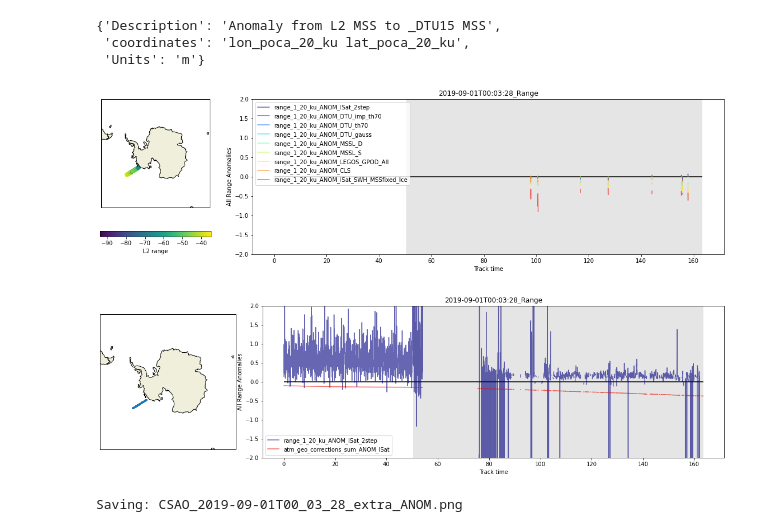
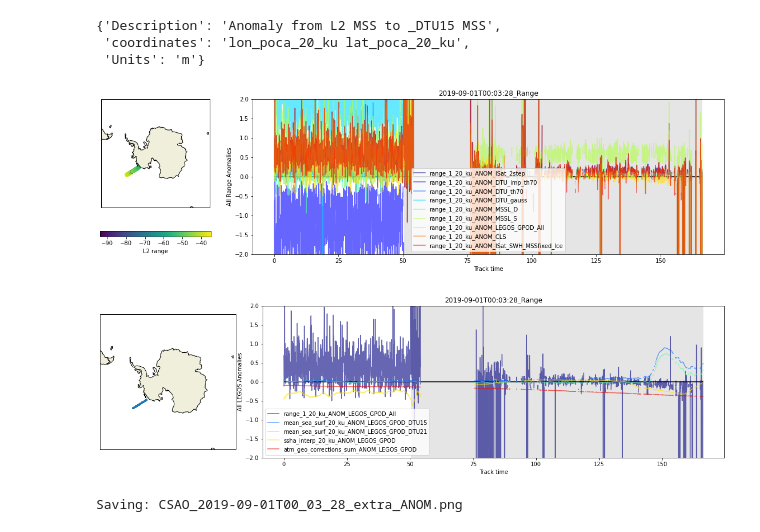
Before and after one commit to CPOMUCL/CSAO_merged, a Jupyter notebook: Merge_track_open.ipynb, the cells around one changed output. Drawn from its saved outputs; the diff is of its cells as text; code cells hidden in the pictures.

```diff
--- a/Merge_track_open.ipynb
+++ b/Merge_track_open.ipynb
@@ -92,7 +92,7 @@ track.mean_sea_surf_20_ku_ANOM_DTU15_attr
  'coordinates': 'lon_poca_20_ku lat_poca_20_ku',
  'Units': 'm'}
 # %%
-track.make_mask([],man_list=track.flag_surf_type_class_20_ku == 256)
+track.make_mask([],man_list=track.flag_surf_type_class_20_ku >= 64)
 # track.make_mask([],man_list=track.flag_surf_type_20_ku_CLS == 3)
 ftime = track.time_20_ku[0]
 f = plt.figure(figsize=[20,5])
@@ -131,6 +131,7 @@ if (track.NSIDC_nasa<conc_lim2).all():icelim[1] = track.time_20_ku[track.n_u-1]-
 ax = plt.subplot2grid([1,4],[0,1],colspan=3)
 plt.axvspan(icelim[0],icelim[1],facecolor='k',alpha=0.1)
 plt.axvspan(icelim[1],icelim[2],facecolor='k',alpha=0.2)
+#### these lines select variables to plot - in this case all the range anomalies
 p_vars = [p for p in track.vars if 'ANOM' in p]
 p_vars = [p for p in     p_vars if 'range' in p]
 # p_vars = [p for p in     p_vars if 'CLS' in p]
@@ -145,34 +146,34 @@ pmax = []
 ax.hlines([0.0],0,track.time_20_ku[-1]-ftime)
 for pn,v in enumerate(p_vars):
     x = copy.copy(getattr(track,v))
     x[track.mask==0] = np.nan
     x[x.mask] = np.nan
     pmin.append(np.nanpercentile(x.compressed(),[ 3.1]))
     pmax.append(np.nanpercentile(x.compressed(),[ 97]))
     plt.plot(track.time_20_ku-ftime,x,pstlye,alpha=aplt,markersize=mksz,
                 color=colors[pn])
 #     print(np.nanmin(pmin),np.nanmax(pmax))
 plt.ylim([np.nanmin(pmin),np.nanmax(pmax)])
 plt.ylim([-2,2])
 # plt.xlim([80,130])
 # plt.ylabel('All LEGOS Anomalies')
 plt.ylabel('All Range Anomalies')
 plt.xlabel('Track time')
 xplot_r = [0,track.time_20_ku[track.n_u-1]-ftime]
 
 plt.legend(p_vars)
 # plt.ylim([10,pmax])
 # Tstring = ant_plus.CSt2dt(ftime,string=True)
 Tstring = ant_plus.CSt2dt(ftime).strftime('%Y-%m-%dT%H:%M:%S')
 plt.title(Tstring+'_Range')
 
 plot_name = 'CSAO_'+Tstring.replace(':','_',100)+'_range_ANOM.png'
 # plot_name = 'CSAO_'+Tstring.replace(':','_',100)+'_LEGOS_GPOD_ANOM.png'
 # print('Saving: '+plot_name)
 # f.savefig(fig_dir+plot_name,bbox_inches='tight')
 plt.show()
 # %% [output]
-[figure, old version]
+[figure, new version]
 # %%
 track.make_mask([],man_list=track.flag_surf_type_class_20_ku >= 64)
 # track.make_mask([],man_list=track.flag_surf_type_20_ku_CLS == 3)
@@ -206,11 +207,13 @@ else:
             track.time_20_ku[track.n_u-1]-ftime]
 if (track.NSIDC_nasa<conc_lim2).all():icelim[1] = track.time_20_ku[track.n_u-1]-ftime
 
-institution =  'ISat'
 
 ax = plt.subplot2grid([1,4],[0,1],colspan=3)
 plt.axvspan(icelim[0],icelim[1],facecolor='k',alpha=0.1)
 plt.axvspan(icelim[1],icelim[2],facecolor='k',alpha=0.2)
+#### these lines select variables to plot
+#### in this case all the anomalies associated with one institution
+institution =  'LEGOS'
 p_vars = [p for p in track.vars if 'ANOM' in p]
 p_vars = [p for p in     p_vars if institution in p]
 # p_vars = [p for p in     p_vars if 'CLS' in p]
@@ -234,8 +237,7 @@ for pn,v in enumerate(p_vars):
 #     print(np.nanmin(pmin),np.nanmax(pmax))
 plt.ylim([np.nanmin(pmin),np.nanmax(pmax)])
 plt.ylim([-2,2])
-# plt.ylabel('All LEGOS Anomalies')
-plt.ylabel('All Range Anomalies')
+plt.ylabel('All LEGOS Anomalies')
 plt.xlabel('Track time')
 xplot_r = [0,track.time_20_ku[track.n_u-1]-ftime]
 
@@ -250,7 +252,7 @@ plot_name = 'CSAO_'+Tstring.replace(':','_',100)+'_'+institution+'_ANOM.png'
 f.savefig(fig_dir+plot_name,bbox_inches='tight')
 plt.show()
 # %% [output]
-[figure, old version]
+[figure, new version]
 # %%
 track.make_mask([],man_list=track.flag_surf_type_class_20_ku >= 64)
 f = plt.figure(figsize=[20,5])
```
Also changed, not shown: parts of 7 cells of this notebook, 5 other files.
